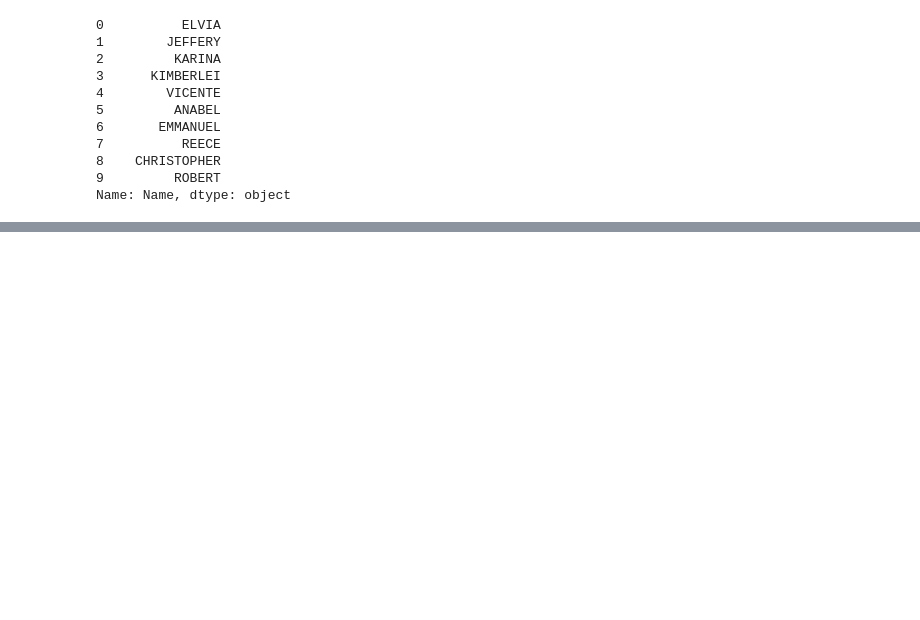
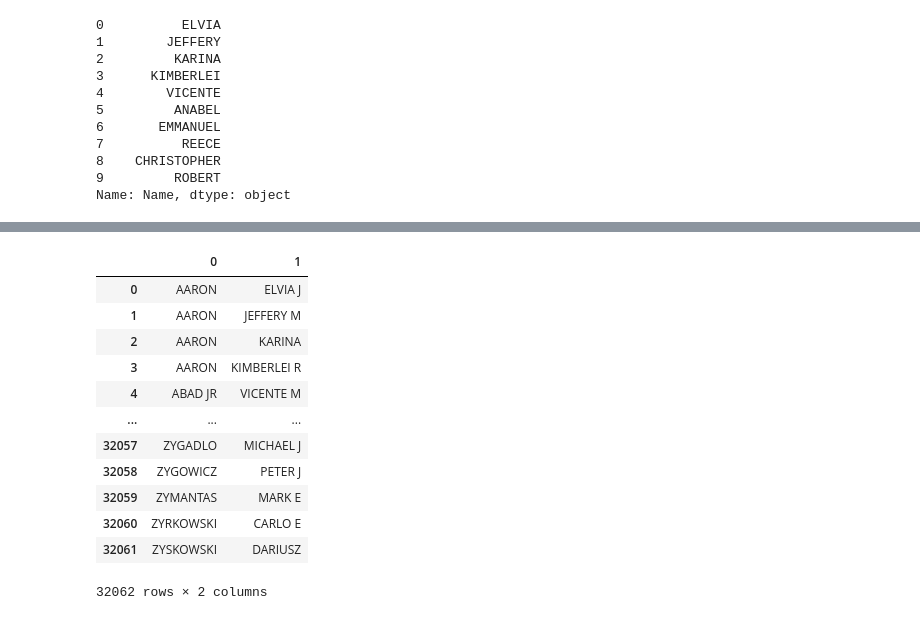
Before and after one commit to jack-cao-623/python_learning, a Jupyter notebook: pandas_working_with_text.ipynb, the cells around one changed output, grey strips where cells are left out. Saved outputs shown, nothing was run; the diff lists cells and outputs as text; code cells hidden in the pictures; blank space fills up the shorter version.

```diff
--- a/pandas_working_with_text.ipynb
+++ b/pandas_working_with_text.ipynb
@@ -660,0 +692,20 @@ Name: Name, dtype: object
+# %%
+# when expand = True, returns a DataFrame
+(
+    chicago['Name']
+      .str.split(',', expand = True)
+)
+# %% [output]
+|  | 0 | 1 |
+| 0 | AARON | ELVIA J |
+| 1 | AARON | JEFFERY M |
+| 2 | AARON | KARINA |
+| 3 | AARON | KIMBERLEI R |
+| 4 | ABAD JR | VICENTE M |
+| ... | ... | ... |
+| 32057 | ZYGADLO | MICHAEL J |
+| 32058 | ZYGOWICZ | PETER J |
+| 32059 | ZYMANTAS | MARK E |
+| 32060 | ZYRKOWSKI | CARLO E |
+| 32061 | ZYSKOWSKI | DARIUSZ |
+32062 rows × 2 columns
```
Also changed, not shown: parts of 8 cells of this notebook.
